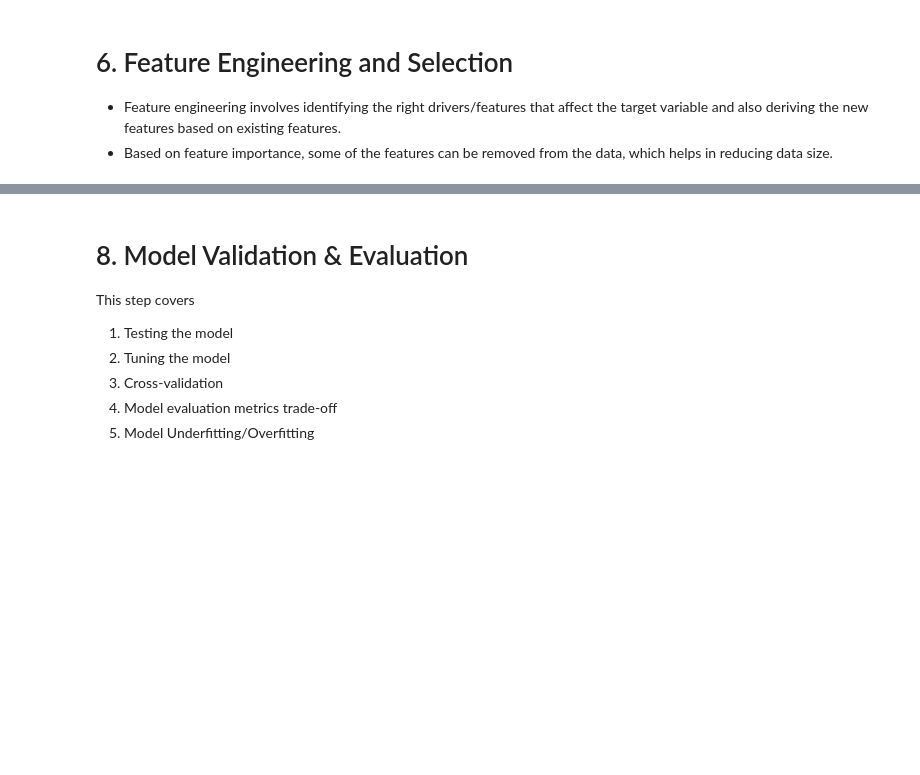
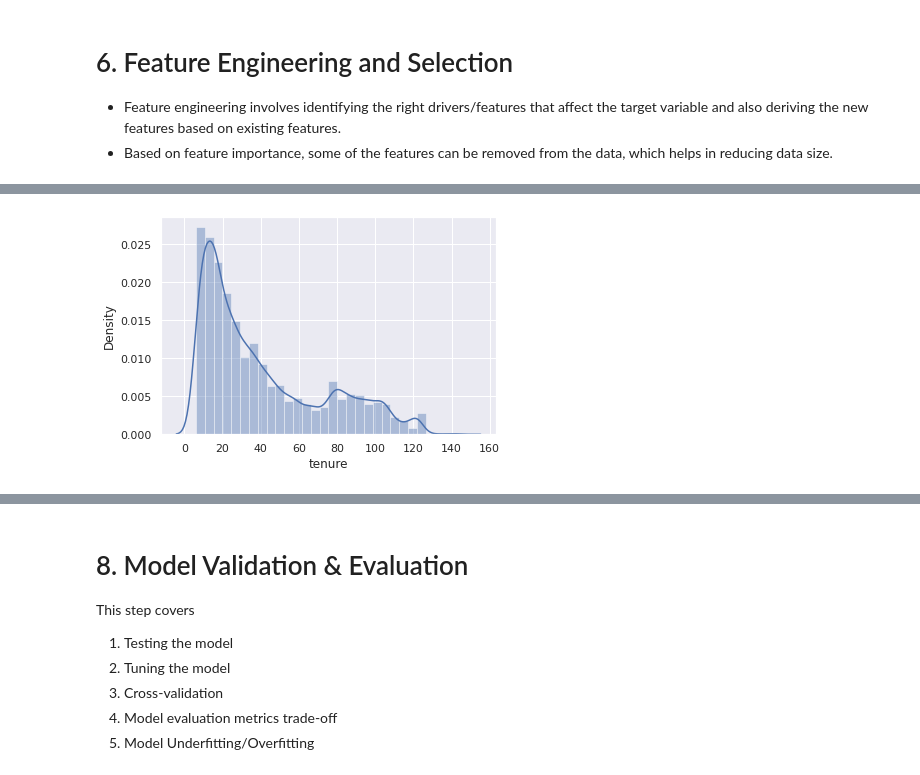
Before and after one commit to pravin691983/TelecomChurnCaseStudy, a Jupyter notebook: PRAVIN_TAWADE.ipynb, the cells around one changed output, grey strips where cells are left out. Saved outputs shown, nothing was run; the diff lists cells and outputs as text; code cells hidden in the pictures; blank space fills up the shorter version.

```diff
--- a/PRAVIN_TAWADE.ipynb
+++ b/PRAVIN_TAWADE.ipynb
@@ -450,0 +526,6 @@ This step gives more insights into the data and how the data is related to the t
+# %%
+# Since we have derive data,  let's drop original column
+churn_filtered.drop(['av_rech_amt_data_6',
+                   'total_rech_data_6','total_rech_amt_6',
+                  'av_rech_amt_data_7',
+                   'total_rech_data_7','total_rech_amt_7'], axis=1, inplace=True)
@@ -450,0 +567,6 @@ This step gives more insights into the data and how the data is related to the t
+# %%
+col_to_drop=['fb_user_6','fb_user_7','total_ic_mou_6','total_ic_mou_7',
+               'std_og_t2t_mou_7','std_og_t2t_mou_6' ,'std_og_t2m_mou_7','std_ic_mou_7',]
+
+#  dropping these column
+churn_filtered.drop(col_to_drop, axis=1, inplace=True)
@@ -450,0 +580,6 @@ This step gives more insights into the data and how the data is related to the t
+# %%
+# creating a new variable 'tenure'
+churn_filtered['tenure'] = (churn_filtered['aon']/30).round(0)
+
+# Since we derived a new column from 'aon', we can drop it
+churn_filtered.drop('aon',axis=1, inplace=True)
@@ -450,0 +594,7 @@ This step gives more insights into the data and how the data is related to the t
+# %%
+# Checking the distribution of he tenure variable
+
+sns.distplot(churn_filtered['tenure'],bins=30)
+plt.show()
+# %% [output]
+[figure, added]
```
Also changed, not shown: parts of 70 cells of this notebook.
